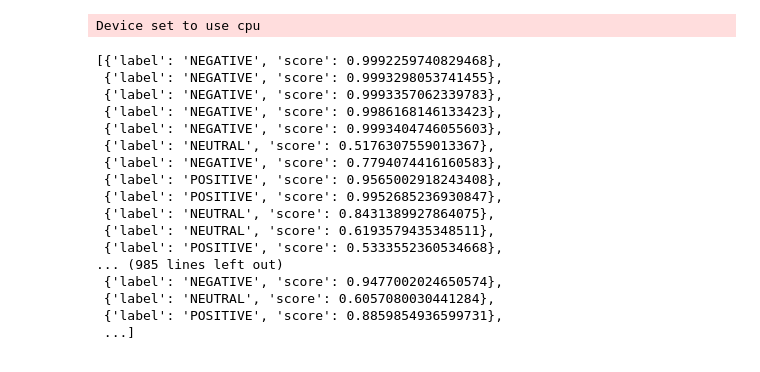
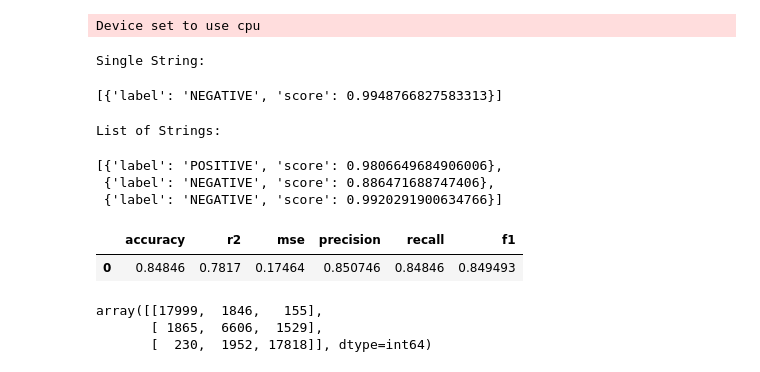
Before and after one commit to FinchWilliam/DS-LLM-Project, a Jupyter notebook: notebooks/5-deployment.ipynb, the cells around one changed output. Cells and saved outputs as stored; diff of their text form; code cells hidden in the pictures.

```diff
--- a/notebooks/5-deployment.ipynb
+++ b/notebooks/5-deployment.ipynb
@@ -10,11 +31,23 @@ data_path = "yelp_review_full"
 ds = load_dataset(data_path)
 ds = ds.map(hf.remap_labels)
 # %%
-tokenizer = AutoTokenizer.from_pretrained("distilbert/distilbert-base-uncased")
-data_collator = DataCollatorWithPadding(tokenizer=tokenizer)
+model_path = "FinchW/my-yelp-sentiment-model-finetuned"
+tokenizer_path = "distilbert/distilbert-base-uncased"
+tokenizer = AutoTokenizer.from_pretrained(tokenizer_path)
 
-model = AutoModelForSequenceClassification.from_pretrained(model_path, num_labels=3, id2label=hf.id2label, label2id=hf.label2id)
-
+model = AutoModelForSequenceClassification.from_pretrained(model_path, num_labels=3, id2label=id2label, label2id=label2id)
 pipe = pipeline("sentiment-analysis", model=model, tokenizer=tokenizer, truncation=True)
+#pass single string
+print("Single String:")
+display(pipe("My food was disgusting!"))
+#pass list of strings
+print("List of Strings:")
+display(pipe(["My food was amazing", "my food was sub-par", "gross"]))
 # %% [output]
 Device set to use cpu
+Single String:
+[{'label': 'NEGATIVE', 'score': 0.9948766827583313}]
+List of Strings:
+[{'label': 'POSITIVE', 'score': 0.9806649684906006},
+ {'label': 'NEGATIVE', 'score': 0.886471688747406},
+ {'label': 'NEGATIVE', 'score': 0.9920291900634766}]
@@ -24,22 +54,2 @@ test2 = "meal was terrible"
 # %%
 results = pipe(ds['test']['text'])
-# %%
-results
-# %% [output]
-[{'label': 'NEGATIVE', 'score': 0.9992259740829468},
- {'label': 'NEGATIVE', 'score': 0.9993298053741455},
- {'label': 'NEGATIVE', 'score': 0.9993357062339783},
- {'label': 'NEGATIVE', 'score': 0.9986168146133423},
- {'label': 'NEGATIVE', 'score': 0.9993404746055603},
- {'label': 'NEUTRAL', 'score': 0.5176307559013367},
- {'label': 'NEGATIVE', 'score': 0.7794074416160583},
- {'label': 'POSITIVE', 'score': 0.9565002918243408},
- {'label': 'POSITIVE', 'score': 0.9952685236930847},
- {'label': 'NEUTRAL', 'score': 0.8431389927864075},
- {'label': 'NEUTRAL', 'score': 0.6193579435348511},
- {'label': 'POSITIVE', 'score': 0.5333552360534668},
-... (985 lines left out)
- {'label': 'NEGATIVE', 'score': 0.9477002024650574},
- {'label': 'NEUTRAL', 'score': 0.6057080030441284},
- {'label': 'POSITIVE', 'score': 0.8859854936599731},
- ...]
@@ -45,0 +71,11 @@ results
+# %%
+import pandas as pd
+df_metrics = pd.DataFrame(data=[metrics], columns=["accuracy", "r2", "mse", "precision", "recall", "f1"])
+display(df_metrics)
+conf_matrix
+# %% [output]
+|  | accuracy | r2 | mse | precision | recall | f1 |
+| 0 | 0.84846 | 0.7817 | 0.17464 | 0.850746 | 0.84846 | 0.849493 |
+array([[17999,  1846,   155],
+       [ 1865,  6606,  1529],
+       [  230,  1952, 17818]], dtype=int64)
```
Also changed, not shown: parts of 8 cells of this notebook, 9 other files.
